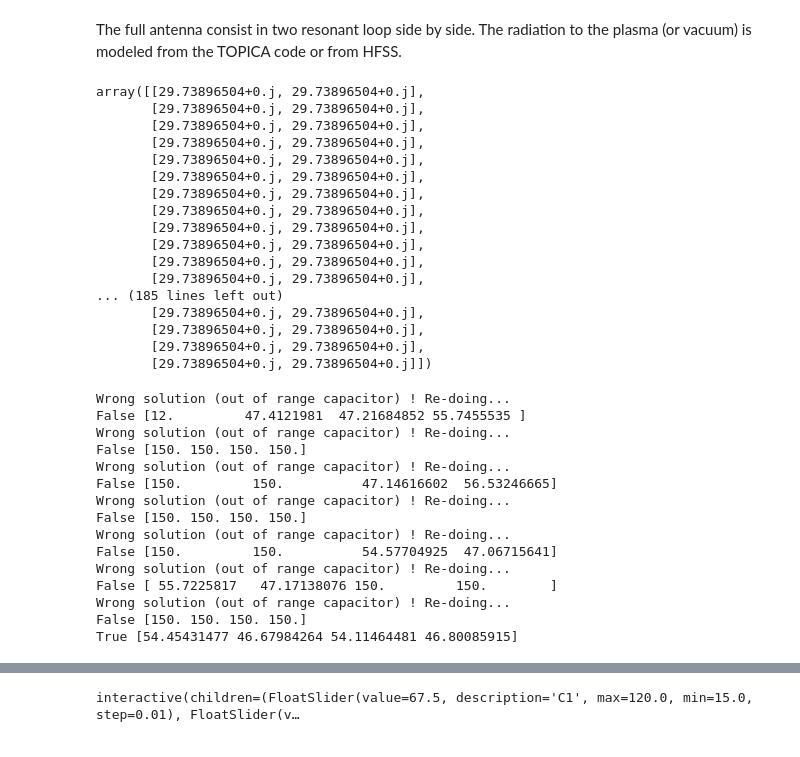
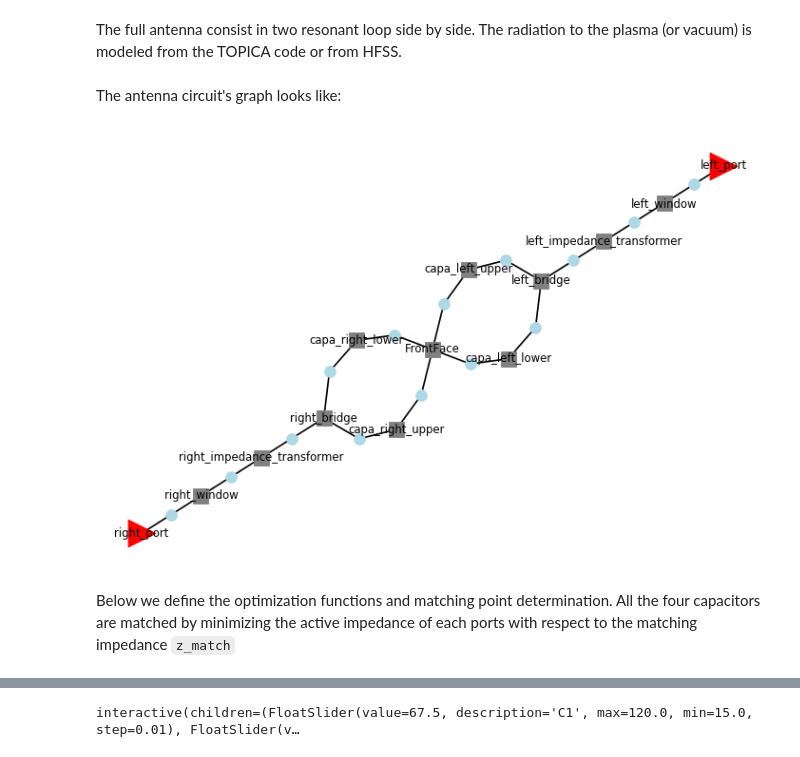
Before and after one commit to jhillairet/RFPPC2019, a Jupyter notebook: notebooks/WEST ICRH Antenna.ipynb, the cells around one changed output, grey strips where cells are left out. Drawn from its saved outputs; the diff is of its cells as text; code cells hidden in the pictures.

```diff
--- a/notebooks/WEST ICRH Antenna.ipynb
+++ b/notebooks/WEST ICRH Antenna.ipynb
@@ -455,23 +464,3 @@ def antenna_circuit(Cs):
     ]
 
     return rf.Circuit(connections)
-# %%
-antenna_circuit([50,50,50,50]).port_z0
-# %% [output]
-array([[29.73896504+0.j, 29.73896504+0.j],
-       [29.73896504+0.j, 29.73896504+0.j],
-       [29.73896504+0.j, 29.73896504+0.j],
-       [29.73896504+0.j, 29.73896504+0.j],
-       [29.73896504+0.j, 29.73896504+0.j],
-       [29.73896504+0.j, 29.73896504+0.j],
-       [29.73896504+0.j, 29.73896504+0.j],
-       [29.73896504+0.j, 29.73896504+0.j],
-       [29.73896504+0.j, 29.73896504+0.j],
-       [29.73896504+0.j, 29.73896504+0.j],
-       [29.73896504+0.j, 29.73896504+0.j],
-       [29.73896504+0.j, 29.73896504+0.j],
-... (185 lines left out)
-       [29.73896504+0.j, 29.73896504+0.j],
-       [29.73896504+0.j, 29.73896504+0.j],
-       [29.73896504+0.j, 29.73896504+0.j],
-       [29.73896504+0.j, 29.73896504+0.j]])
@@ -491,2 +467,18 @@ def get_s_active(power_in, phase_in):
+# %% [markdown]
+The antenna circuit's graph looks like:
+# %%
+fig, ax = plt.subplots()
+antenna_circuit([50,50,50,50]).plot_graph(ax=ax,
+                                          edge_labels=False,
+                                          network_labels=True,
+                                         inter_size=50,
+                                         network_fontsize=7,
+                                         network_size=100,
+                                         port_labels=True)
+fig.savefig('antenna_graph.png', dpi=150)
+# %% [output]
+[figure, added]
+# %% [markdown]
+Below we define the optimization functions and matching point determination. All the four capacitors are matched by minimizing the active impedance of each ports with respect to the matching impedance `z_match`
 # %%
 def optim_fun_antenna(C, f_match=55e6, z_load=1+30j, z_match=30-0j):
@@ -535,22 +529,3 @@ def find_match(f_match=55e6, z_match=30-0j):
         print(success, sol.x)
 
     return sol.x
-# %%
-C = find_match()
-# 5.37602361e+01  5.17777023e+01
-# %% [output]
-Wrong solution (out of range capacitor) ! Re-doing...
-False [12.         47.4121981  47.21684852 55.7455535 ]
-Wrong solution (out of range capacitor) ! Re-doing...
-False [150. 150. 150. 150.]
-Wrong solution (out of range capacitor) ! Re-doing...
-False [150.         150.          47.14616602  56.53246665]
-Wrong solution (out of range capacitor) ! Re-doing...
-False [150. 150. 150. 150.]
-Wrong solution (out of range capacitor) ! Re-doing...
-False [150.         150.          54.57704925  47.06715641]
-Wrong solution (out of range capacitor) ! Re-doing...
-False [ 55.7225817   47.17138076 150.         150.        ]
-Wrong solution (out of range capacitor) ! Re-doing...
-False [150. 150. 150. 150.]
-True [54.45431477 46.67984264 54.11464481 46.80085915]
```
Also changed, not shown: parts of 19 cells of this notebook, 14 other files.
